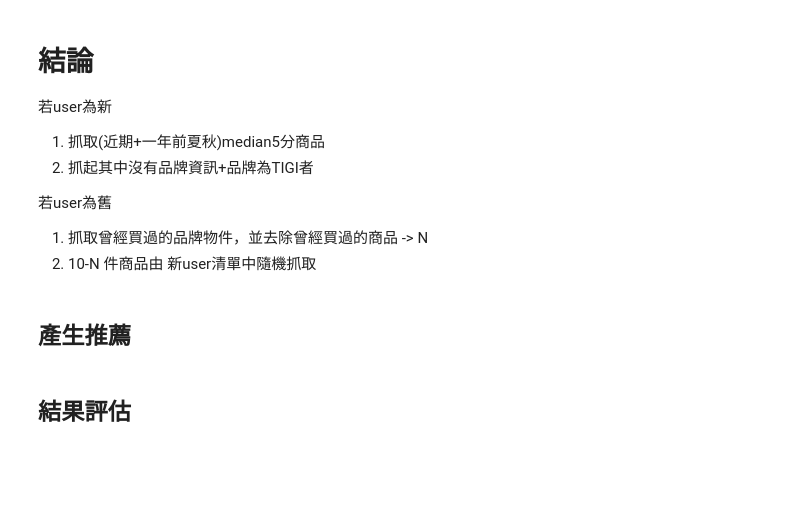
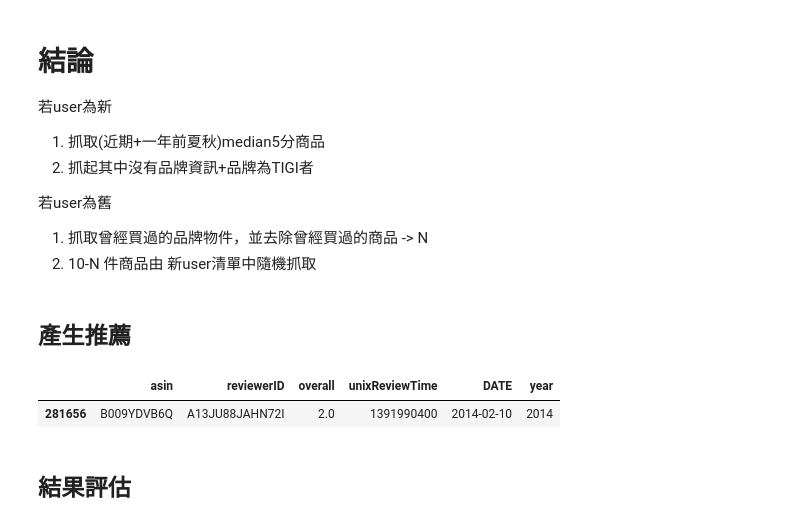
Before and after one commit to RoiWu/data-course-sample, a Jupyter notebook: sample.ipynb, the cells around one changed output. Cells and saved outputs as stored; diff of their text form; code cells hidden in the pictures; blank space fills up the shorter version.

```diff
--- a/sample.ipynb
+++ b/sample.ipynb
@@ -620,6 +638,12 @@ def recommender(training_data, users=[], k=10):
 users = list(ratings_testings_by_user.keys())
 ratings_by_user = recommender(ratings_trainings, users)
 # ratings_by_user
+# %%
+tmp = ratings_trainings[ratings_trainings["reviewerID"] == "A13JU88JAHN72I"]
+tmp
+# %% [output]
+|  | asin | reviewerID | overall | unixReviewTime | DATE | year |
+| 281656 | B009YDVB6Q | A13JU88JAHN72I | 2.0 | 1391990400 | 2014-02-10 | 2014 |
 # %% [markdown]
 ## 結果評估
 # %%
```
Also changed, not shown: parts of 2 cells of this notebook.
